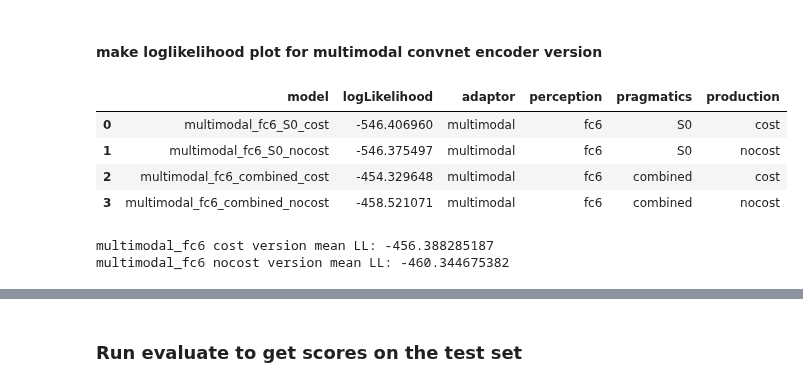
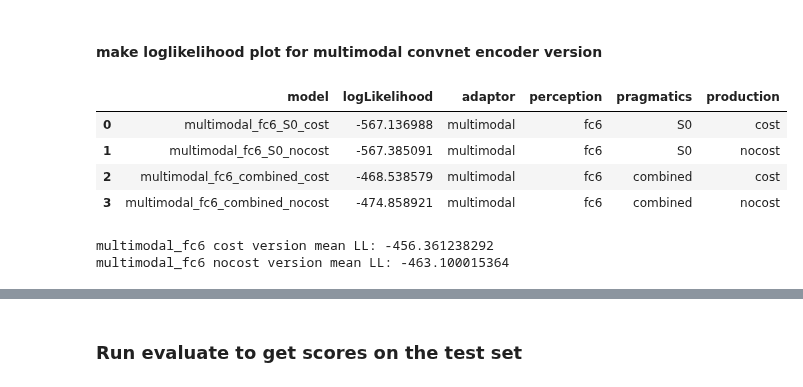
Before and after one commit to judithfan/visual_communication_in_context, a Jupyter notebook: analysis/model_comparison.ipynb, the cells around one changed output, grey strips where cells are left out. Drawn from its saved outputs; the diff is of its cells as text; code cells hidden in the pictures.

```diff
--- a/analysis/model_comparison.ipynb
+++ b/analysis/model_comparison.ipynb
@@ -45,7 +45,7 @@ def model_comparison_bars(model_prefixes,adaptor_type='human',split_type='balanc
     model_zoo = [i for i in model_zoo if '.csv' in i]
     model_zoo = [i for i in model_zoo if 'S1' not in i.split('_')] ## do not consider S1
 
-    assert len(model_zoo) == len(model_prefixes)*4
+#     assert len(model_zoo) == len(model_prefixes)*4
 
     import analysis_helpers as h
     reload(h)
@@ -144,38 +144,38 @@ PP
 #### make loglikelihood plot for multimodal convnet encoder version
 # %%
 adaptor_type = 'multimodal_fc6'
+split_type = '1'
 # model_prefixes = ['multimodal_pool1','multimodal_conv42','multimodal_fc6']
 model_prefixes = ['multimodal_fc6']
-PP = model_comparison_bars(model_prefixes,adaptor_type=adaptor_type)
+PP = model_comparison_bars(model_prefixes,adaptor_type=adaptor_type,split_type='balancedavg{}'.format(split_type))
 # plot_multimodal_bars(PP)
+PP
+# %% [output]
+|  | model | logLikelihood | adaptor | perception | pragmatics | production |
+| 0 | multimodal_fc6_S0_cost | -567.136988 | multimodal | fc6 | S0 | cost |
+| 1 | multimodal_fc6_S0_nocost | -567.385091 | multimodal | fc6 | S0 | nocost |
+| 2 | multimodal_fc6_combined_cost | -468.538579 | multimodal | fc6 | combined | cost |
+| 3 | multimodal_fc6_combined_nocost | -474.858921 | multimodal | fc6 | combined | nocost |
-# %%
-PP
-# %% [output]
-|  | model | logLikelihood | adaptor | perception | pragmatics | production |
-| 0 | multimodal_fc6_S0_cost | -546.406960 | multimodal | fc6 | S0 | cost |
-| 1 | multimodal_fc6_S0_nocost | -546.375497 | multimodal | fc6 | S0 | nocost |
-| 2 | multimodal_fc6_combined_cost | -454.329648 | multimodal | fc6 | combined | cost |
-| 3 | multimodal_fc6_combined_nocost | -458.521071 | multimodal | fc6 | combined | nocost |
 # %%
 model_prefixes = ['multimodal_fc6']
 adaptor_type = 'multimodal_fc6'
-split_type = 'balancedavg'
+split_type = 'balancedavg128'
 all_param_paths = sorted(os.listdir('../models/bdaOutput/{}_{}/raw'.format(adaptor_type,split_type)))
 model_zoo = [i for i in all_param_paths for pre in model_prefixes if pre in i]
 model_zoo = [i for i in model_zoo if i[-1] != '~']
 model_zoo = [i for i in model_zoo if '.csv' in i]
 # model_zoo = [i for i in model_zoo if 'S1' not in i.split('_')] ## do not consider S1
 
-assert len(model_zoo) == len(model_prefixes)*6
+# assert len(model_zoo) == len(model_prefixes)*6
 
 import analysis_helpers as h
 reload(h)
 
 ## get file with params from this model
-this_params = os.path.join('../models/bdaOutput/{}_{}'.format(adaptor_type,split_type),'raw',model_zoo[4])
+this_params = os.path.join('../models/bdaOutput/{}_{}'.format(adaptor_type,split_type),'raw',model_zoo[2])
 params1 = pd.read_csv(this_params)
 
-this_params = os.path.join('../models/bdaOutput/{}_{}'.format(adaptor_type,split_type),'raw',model_zoo[5])
+this_params = os.path.join('../models/bdaOutput/{}_{}'.format(adaptor_type,split_type),'raw',model_zoo[3])
 params2 = pd.read_csv(this_params)
 
 ## "flatten" params file so that we have all 1000 samples in the params file itself
@@ -187,8 +187,8 @@ fparams2.reset_index(inplace=True,drop=True)
 print '{} cost version mean LL: {}'.format(adaptor_type, np.mean(fparams1.logLikelihood.values))
 print '{} nocost version mean LL: {}'.format(adaptor_type, np.mean(fparams2.logLikelihood.values))
 # %% [output]
-multimodal_fc6 cost version mean LL: -456.388285187
-multimodal_fc6 nocost version mean LL: -460.344675382
+multimodal_fc6 cost version mean LL: -456.361238292
+multimodal_fc6 nocost version mean LL: -463.100015364
 # %%
 ## plot LL distribution comparing cost and nocost verisons
 plt.figure(figsize=(8,4))
```
Also changed, not shown: parts of 2 cells of this notebook, 4 other files.
